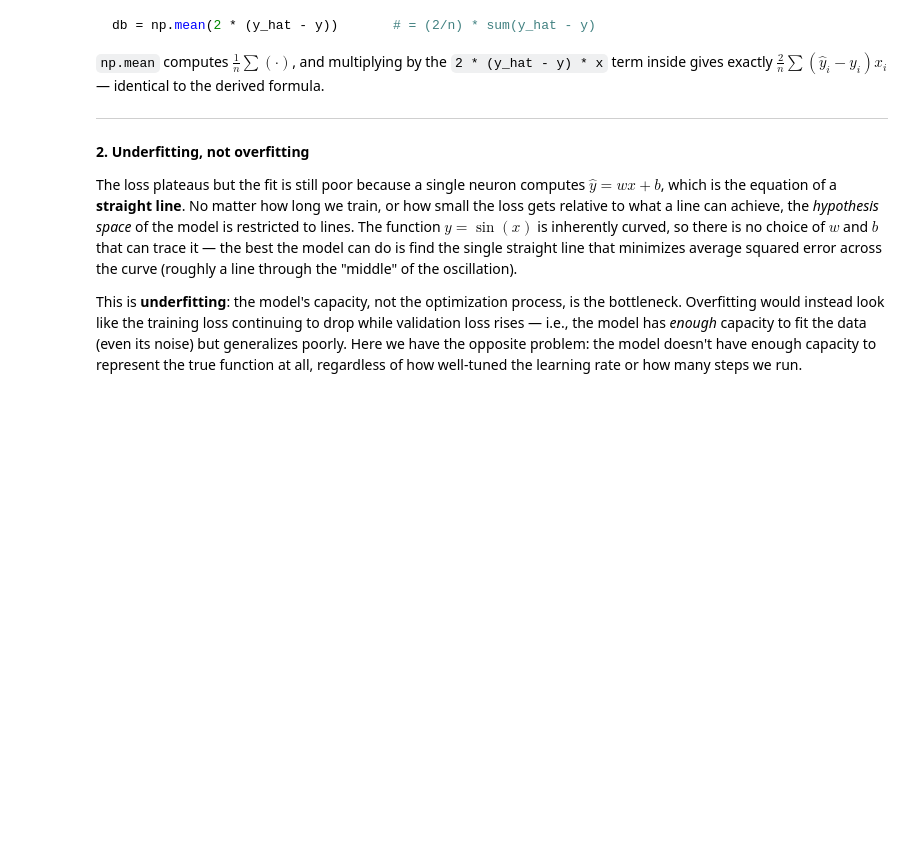
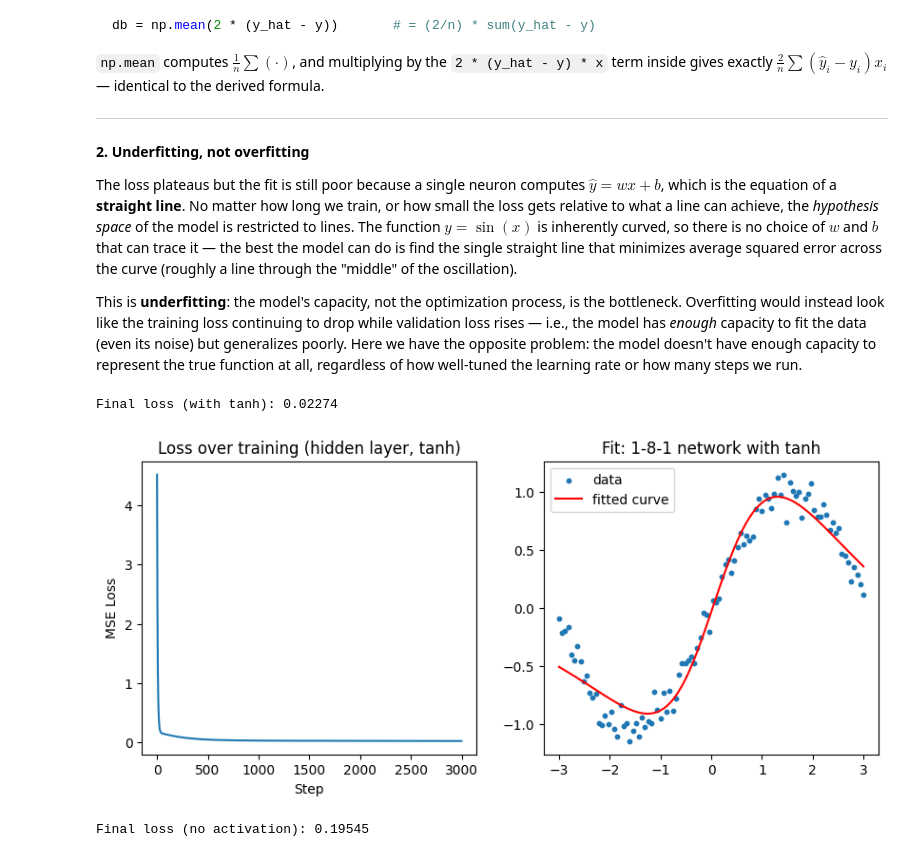
Before and after one commit to syntaxJD/lab-3, a Jupyter notebook: lab_3.ipynb, the cells around one changed output. Cells and saved outputs as stored; diff of their text form; code cells hidden in the pictures; blank space fills up the shorter version.

Commit message:
"Part 1.2: hidden layer with manual backprop

```diff
--- a/lab_3.ipynb
+++ b/lab_3.ipynb
@@ -117,0 +133,79 @@ This is **underfitting**: the model's capacity, not the optimization process, is
+# %%
+lr = 0.01
+steps = 3000
+losses_hidden = []
+
+for step in range(steps):
+    # Forward
+    z1 = x_col @ W1 + b1
+    h = np.tanh(z1)
+    y_hat = h @ W2 + b2
+    loss = np.mean((y_hat - y_col) ** 2)
+    losses_hidden.append(loss)
+
+    # Backward
+    d_yhat = 2 * (y_hat - y_col) / len(y_col)
+    dW2 = h.T @ d_yhat
+    db2 = d_yhat.sum(axis=0)
+    dh = d_yhat @ W2.T
+    dz1 = dh * (1 - np.tanh(z1) ** 2)
+    dW1 = x_col.T @ dz1
+    db1 = dz1.sum(axis=0)
+
+    # Update
+    W1 -= lr * dW1
+    b1 -= lr * db1
+    W2 -= lr * dW2
+    b2 -= lr * db2
+
+print(f"Final loss (with tanh): {losses_hidden[-1]:.5f}")
+# %% [output]
+Final loss (with tanh): 0.02274
+# %%
+fig, axes = plt.subplots(1, 2, figsize=(10, 4))
+
+axes[0].plot(losses_hidden)
+axes[0].set_title("Loss over training (hidden layer, tanh)")
+axes[0].set_xlabel("Step")
+axes[0].set_ylabel("MSE Loss")
+
+order = np.argsort(x)
+axes[1].scatter(x, y, s=10, label="data")
+axes[1].plot(x[order], y_hat[order], color="red", label="fitted curve")
+axes[1].set_title("Fit: 1-8-1 network with tanh")
+axes[1].legend()
+
+plt.show()
+# %% [output]
+[figure, added]
+# %%
+np.random.seed(RANDOM_STATE)
+W1_lin = np.random.randn(1, 8) * 0.5
+b1_lin = np.random.randn(8) * 0.5
+W2_lin = np.random.randn(8, 1) * 0.5
+b2_lin = np.random.randn(1) * 0.5
+
+losses_linear = []
+for step in range(steps):
+    z1 = x_col @ W1_lin + b1_lin
+    h = z1                       # <-- tanh removed
+    y_hat_lin = h @ W2_lin + b2_lin
+    loss = np.mean((y_hat_lin - y_col) ** 2)
+    losses_linear.append(loss)
+
+    d_yhat = 2 * (y_hat_lin - y_col) / len(y_col)
+    dW2 = h.T @ d_yhat
+    db2 = d_yhat.sum(axis=0)
+    dh = d_yhat @ W2_lin.T
+    dz1 = dh                     # derivative of identity function is 1, so gradient passes straight through
+    dW1 = x_col.T @ dz1
+    db1 = dz1.sum(axis=0)
+
+    W1_lin -= lr * dW1
+    b1_lin -= lr * db1
+    W2_lin -= lr * dW2
+    b2_lin -= lr * db2
+
+print(f"Final loss (no activation): {losses_linear[-1]:.5f}")
+# %% [output]
+Final loss (no activation): 0.19545
```
Also changed, not shown: parts of 7 cells of this notebook.
